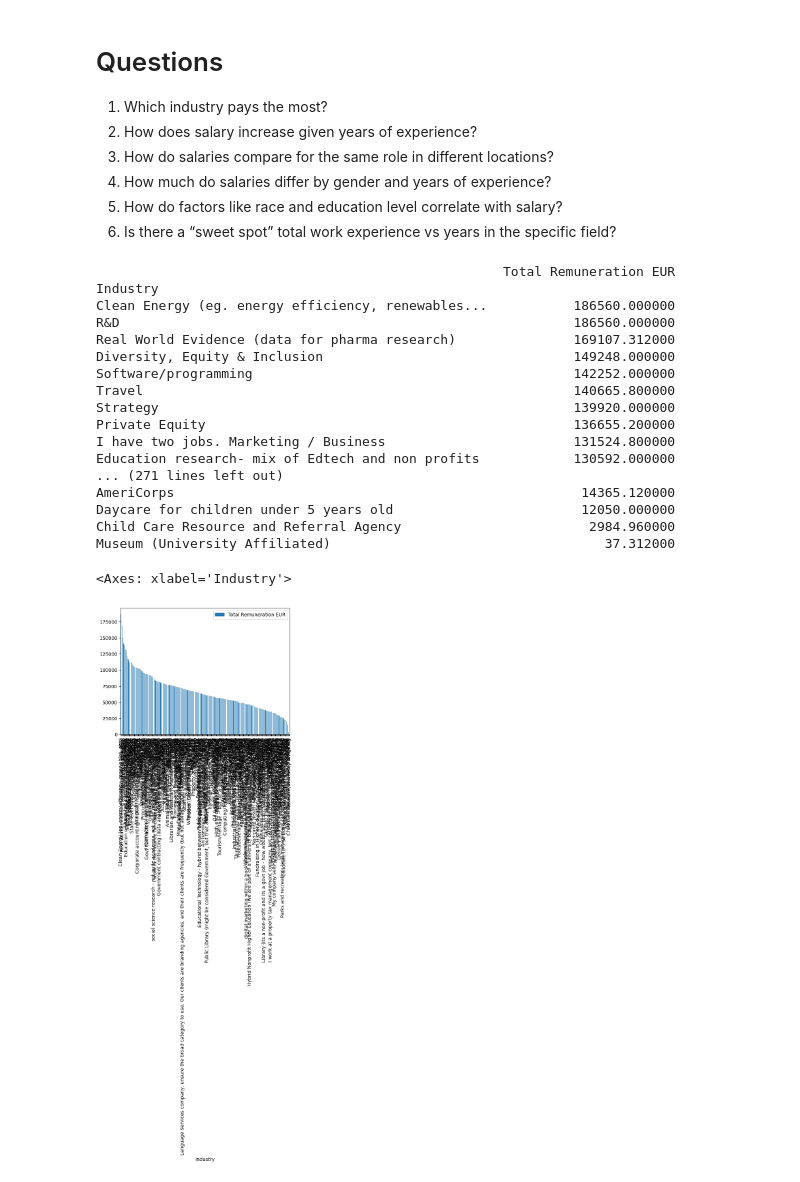
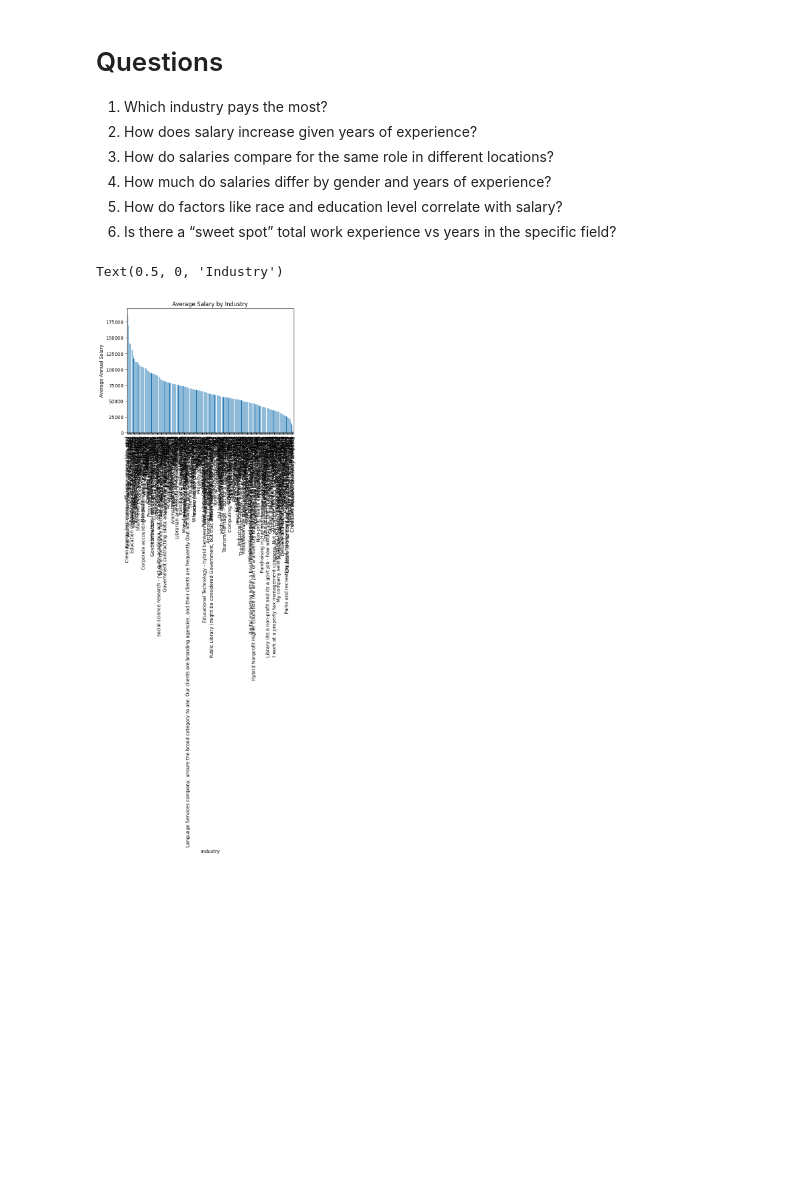
Before and after one commit to Jaddevvv/final_project, a Jupyter notebook: Exercise 99 - Exam - Salaries.ipynb, the cells around one changed output. Cells and saved outputs as stored; diff of their text form; code cells hidden in the pictures; blank space fills up the shorter version.

```diff
--- a/Exercise 99 - Exam - Salaries.ipynb
+++ b/Exercise 99 - Exam - Salaries.ipynb
@@ -496,30 +496,15 @@ salaries
 6. Is there a “sweet spot” total work experience vs years in the specific field?
 # %%
 salary_average = salaries[['Industry','Total Remuneration EUR']]
-list_pay_industry = salary_average.groupby("Industry").mean()
+list_pay_industry = salary_average.groupby("Industry")["Total Remuneration EUR"].mean().sort_values(ascending=False)
+
 list_industry = salary_average['Industry'].value_counts()
-
-print(list_pay_industry.sort_values(by="Total Remuneration EUR", ascending= False))
-list_pay_industry.sort_values(by="Total Remuneration EUR", ascending=False).plot(kind='bar')
+list_pay_industry.plot(kind='bar')
+plt.title("Average Salary by Industry")
+plt.ylabel("Average Annual Salary")
+plt.xlabel("Industry")
 # %% [output]
-                                                    Total Remuneration EUR
-Industry
-Clean Energy (eg. energy efficiency, renewables...           186560.000000
-R&D                                                          186560.000000
-Real World Evidence (data for pharma research)               169107.312000
-Diversity, Equity & Inclusion                                149248.000000
-Software/programming                                         142252.000000
-Travel                                                       140665.800000
-Strategy                                                     139920.000000
-Private Equity                                               136655.200000
-I have two jobs. Marketing / Business                        131524.800000
-Education research- mix of Edtech and non profits            130592.000000
-... (271 lines left out)
-AmeriCorps                                                    14365.120000
-Daycare for children under 5 years old                        12050.000000
-Child Care Resource and Referral Agency                        2984.960000
-Museum (University Affiliated)                                   37.312000
+Text(0.5, 0, 'Industry')
-<Axes: xlabel='Industry'>
-[figure, old version]
+[figure, new version]
 # %%
 import seaborn
```
Also changed, not shown: parts of 3 cells of this notebook.
